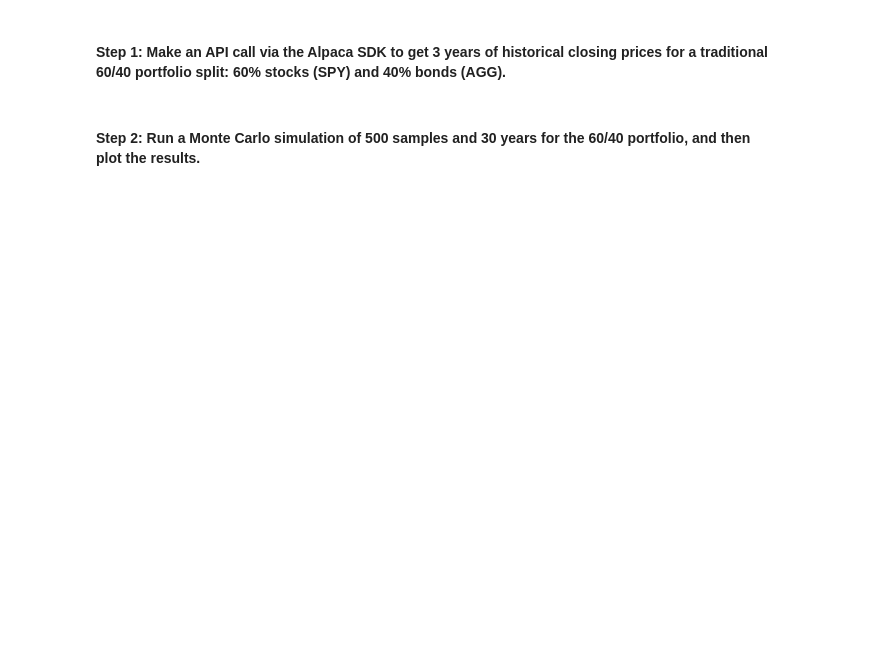
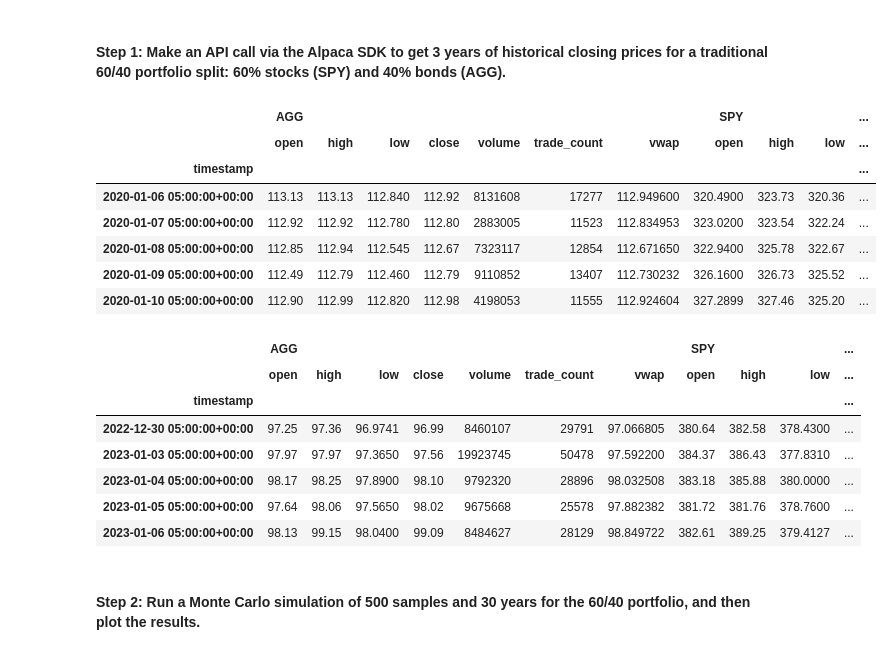
Before and after one commit to halamkim/challenge_05, a Jupyter notebook: financial_planning_tools.ipynb, the cells around one changed output. Drawn from its saved outputs; the diff is of its cells as text; code cells hidden in the pictures; blank space fills up the shorter version.

```diff
--- a/financial_planning_tools.ipynb
+++ b/financial_planning_tools.ipynb
@@ -440,20 +440,45 @@ In this section, you’ll use the MCForecastTools library to create a Monte Carl
 # %%
 # Use the Alpaca get_bars function to make the API call to get the 3 years worth of pricing data
 # The tickers and timeframe parameters should have been set in Part 1 of this activity
 # The start and end dates should be updated with the information set above
 # Remember to add the df property to the end of the call so the response is returned as a DataFrame
-# YOUR CODE HERE
+
+response  = alpaca.get_bars(
+            tickers,
+            timeframe,
+            start = start_date,
+            end = end_date
+).df
+
 
 # Reorganize the DataFrame
 # Separate ticker data
-# YOUR CODE HERE
+agg = response[response['symbol'] == "AGG"].drop(['symbol'], axis = 1)
+spy = response[response['symbol'] == 'SPY'].drop(['symbol'], axis = 1)
 
 # Concatenate the ticker DataFrames
-# YOUR CODE HERE
+alpaca_df = pd.concat([agg, spy], axis = 1, keys = ["AGG", "SPY"])
 
 # Display both the first and last five rows of the DataFrame
-# YOUR CODE HERE
-# YOUR CODE HERE
+display(alpaca_df.head())
+display(alpaca_df.tail())
+# %% [output]
+|  | AGG |  |  |  |  |  |  | SPY |  |  | ... |
+|  | open | high | low | close | volume | trade_count | vwap | open | high | low | ... |
+| timestamp |  |  |  |  |  |  |  |  |  |  | ... |
+| 2020-01-06 05:00:00+00:00 | 113.13 | 113.13 | 112.840 | 112.92 | 8131608 | 17277 | 112.949600 | 320.4900 | 323.73 | 320.36 | ... |
+| 2020-01-07 05:00:00+00:00 | 112.92 | 112.92 | 112.780 | 112.80 | 2883005 | 11523 | 112.834953 | 323.0200 | 323.54 | 322.24 | ... |
+| 2020-01-08 05:00:00+00:00 | 112.85 | 112.94 | 112.545 | 112.67 | 7323117 | 12854 | 112.671650 | 322.9400 | 325.78 | 322.67 | ... |
+| 2020-01-09 05:00:00+00:00 | 112.49 | 112.79 | 112.460 | 112.79 | 9110852 | 13407 | 112.730232 | 326.1600 | 326.73 | 325.52 | ... |
+| 2020-01-10 05:00:00+00:00 | 112.90 | 112.99 | 112.820 | 112.98 | 4198053 | 11555 | 112.924604 | 327.2899 | 327.46 | 325.20 | ... |
+|  | AGG |  |  |  |  |  |  | SPY |  |  | ... |
+|  | open | high | low | close | volume | trade_count | vwap | open | high | low | ... |
+| timestamp |  |  |  |  |  |  |  |  |  |  | ... |
+| 2022-12-30 05:00:00+00:00 | 97.25 | 97.36 | 96.9741 | 96.99 | 8460107 | 29791 | 97.066805 | 380.64 | 382.58 | 378.4300 | ... |
+| 2023-01-03 05:00:00+00:00 | 97.97 | 97.97 | 97.3650 | 97.56 | 19923745 | 50478 | 97.592200 | 384.37 | 386.43 | 377.8310 | ... |
+| 2023-01-04 05:00:00+00:00 | 98.17 | 98.25 | 97.8900 | 98.10 | 9792320 | 28896 | 98.032508 | 383.18 | 385.88 | 380.0000 | ... |
+| 2023-01-05 05:00:00+00:00 | 97.64 | 98.06 | 97.5650 | 98.02 | 9675668 | 25578 | 97.882382 | 381.72 | 381.76 | 378.7600 | ... |
+| 2023-01-06 05:00:00+00:00 | 98.13 | 99.15 | 98.0400 | 99.09 | 8484627 | 28129 | 98.849722 | 382.61 | 389.25 | 379.4127 | ... |
 # %% [markdown]
 #### Step 2: Run a Monte Carlo simulation of 500 samples and 30 years for the 60/40 portfolio, and then plot the results.
 # %%
```
Also changed, not shown: parts of 4 cells of this notebook.
